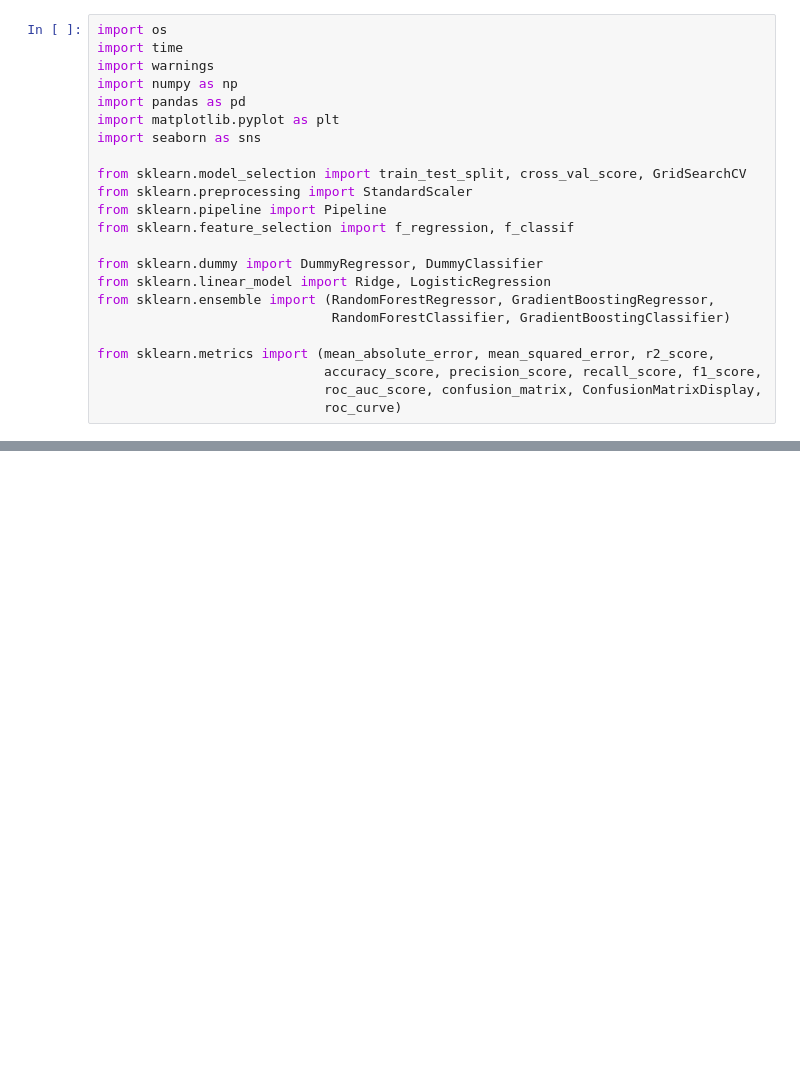
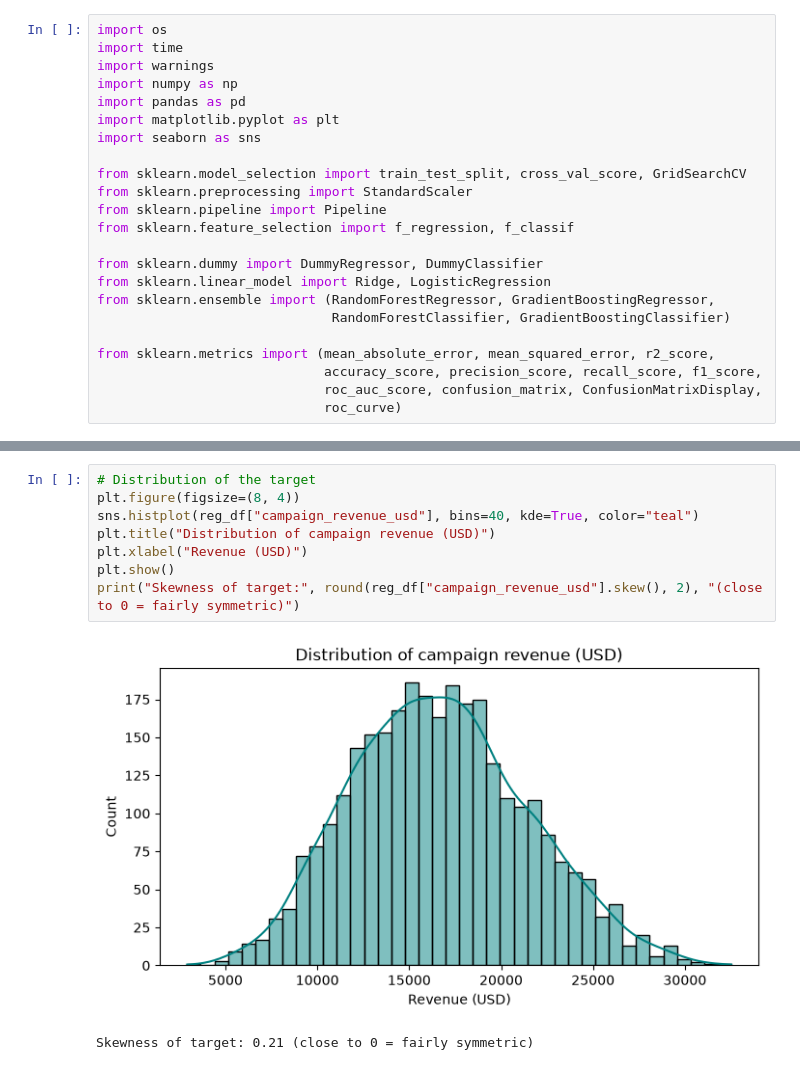
Before and after one commit to contacttayyaba/Machine-learning-Portfolio-Project, a Jupyter notebook: main.ipynb, the cells around one changed output, grey strips where cells are left out. Saved outputs shown, nothing was run; the diff lists cells and outputs as text; blank space fills up the shorter version.

```diff
--- a/main.ipynb
+++ b/main.ipynb
@@ -23,0 +147,11 @@ from sklearn.metrics import (mean_absolute_error, mean_squared_error, r2_score,
+# %%
+# Distribution of the target
+plt.figure(figsize=(8, 4))
+sns.histplot(reg_df["campaign_revenue_usd"], bins=40, kde=True, color="teal")
+plt.title("Distribution of campaign revenue (USD)")
+plt.xlabel("Revenue (USD)")
+plt.show()
+print("Skewness of target:", round(reg_df["campaign_revenue_usd"].skew(), 2), "(close to 0 = fairly symmetric)")
+# %% [output]
+[figure, added]
+Skewness of target: 0.21 (close to 0 = fairly symmetric)
```
Also changed, not shown: parts of 47 cells of this notebook.
